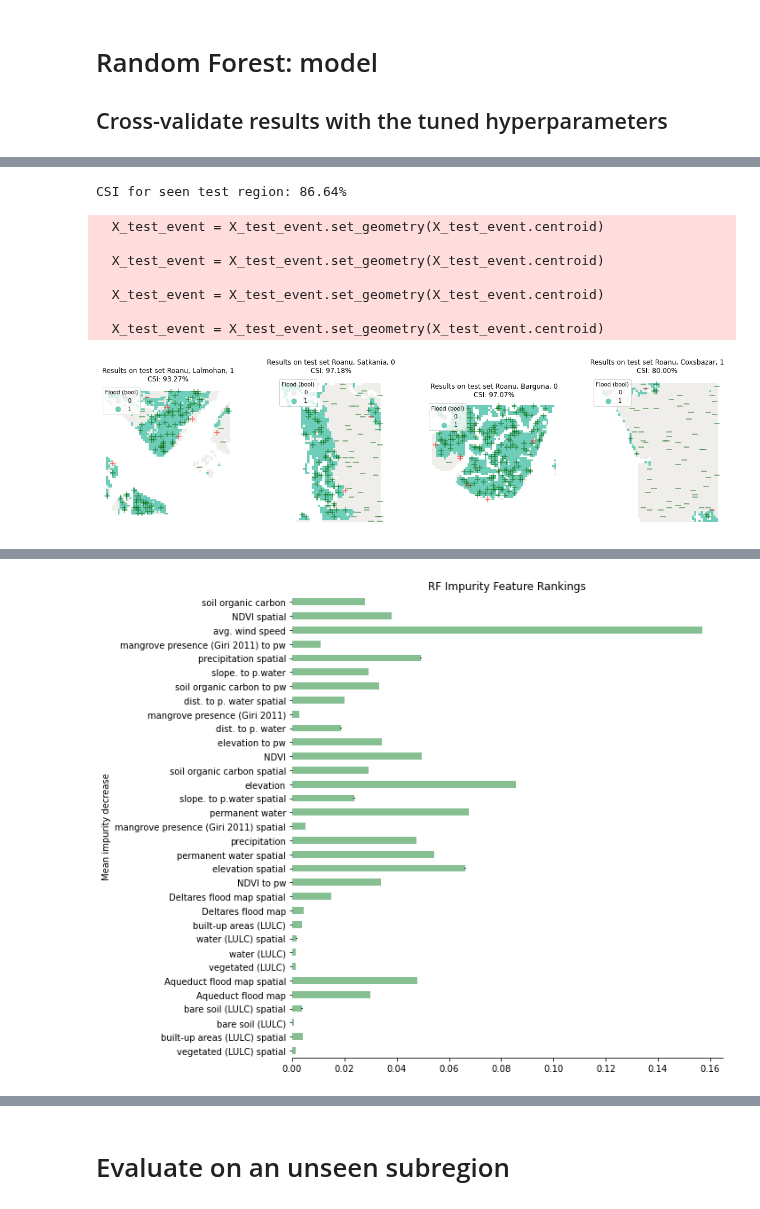
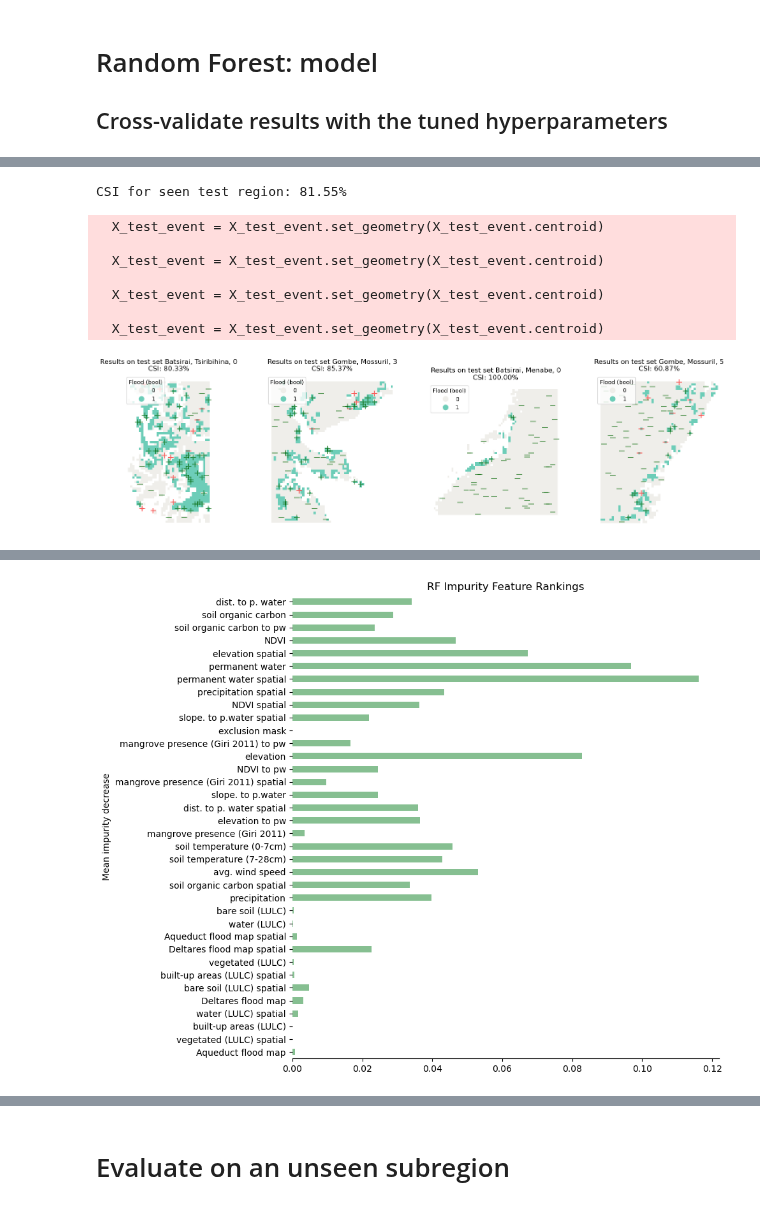
Before and after one commit to alisonpeard/hybridmodels, a Jupyter notebook: python/B. Spatial Random Forests.ipynb, the cells around one changed output, grey strips where cells are left out. Cells and saved outputs as stored; diff of their text form; code cells hidden in the pictures.

Commit message:
adding WorldFloods etc.

```diff
--- a/python/B. Spatial Random Forests.ipynb
+++ b/python/B. Spatial Random Forests.ipynb
@@ -99,3 +99,14 @@ logthisrun = True
 # %%
 reload(model_utils)
 gdf = model_utils.load_spatial_data(wd)
+# %%
+# subset by a continent (can change to ocean)
+subset = False
+if subset:
+    datasets = pd.read_csv(join(wd, 'csvs', 'current_datasets.csv'))[['event', 'region', 'continent']]
+    datasets = datasets[datasets['continent'] == 'africa']
+    events_list = [*datasets[['event', 'region']].agg('_'.join, axis=1)]
+
+    gdf['event_region'] = gdf['event'].apply(lambda x: '_'.join(x.split('_')[:-1]))
+    gdf = gdf[gdf['event_region'].isin(events_list)]
+    gdf = gdf.drop('event_region', axis=1)
@@ -115,0 +195,10 @@ data_utils.default_features
+# %%
+# plot here
+world = gpd.read_file(gpd.datasets.get_path('naturalearth_lowres'))
+ax = world.plot(color='white', edgecolor='black', linewidth=0.1)
+
+gdf_to_plot = gdf.set_geometry(gdf.centroid)
+gdf_test_to_plot = gdf_to_plot.event.isin(test_events)
+
+gdf_to_plot.plot(ax=ax)
+gdf_test_to_plot.plot(ax=ax, color='red')
@@ -219,9 +368,13 @@ for feature in features_binary:
     gdf[feature] = gdf[feature].apply(lambda x: 1 if x > thresh else 0).astype(int)
 
 # remove permanent water cells
-gdf = gdf[gdf['dist_pw']>0]
+gdf = gdf[gdf['dist_pw'] > 0]
 notes.append('removed permanent water grid cells')
 
+# remove exclusion mask cells
+gdf.loc[:, 'exclusion_mask'] = gdf['exclusion_mask'].apply(lambda x: 0 if np.isnan(x) else x)
+gdf = gdf[gdf['exclusion_mask'] != 1]
+notes.append('removed exclusion mask cells')
 
 # normalise continuous features
 gdf_normalised = gdf.copy(deep=True)
@@ -380,7 +539,7 @@ y_pred = rf.predict(X_test)
 CSI_test_seen, _, _, _, _ = get_csi(y_test, y_pred)
 print(f"CSI for seen test region: {CSI_test_seen:.02%}")
 # %% [output]
-CSI for seen test region: 86.64%
+CSI for seen test region: 81.55%
 # %%
 # process data to view single event
 X_test_seen[f'flood_true'] = y_test
@@ -390,7 +549,7 @@ events = X_test_seen['event'].unique()
 
 # loop through events
 fig, axs = plt.subplots(1, 4, figsize=(20, 5))
-for i, event_to_view in enumerate(events[[1, 2, 3, 4]]):
+for i, event_to_view in enumerate(events[[1, 2, 5, 4]]):  # choose what you want to view
 
     # subset event and calculate csi
     X_test_event = X_test_seen[X_test_seen['event'] == event_to_view]
@@ -410,32 +569,32 @@ for i, event_to_view in enumerate(events[[1, 2, 3, 4]]):
             legend_kwds={'title': 'Flood (bool)', 'loc': 'upper left'})
 
     X_test_pos.plot(color=X_test_pos['confusion'].map(markercolors), alpha=0.6,
                     marker='+',  markersize=100, ax=axs[i], categorical=True)
 
     X_test_neg.plot(color=X_test_neg['confusion'].map(markercolors), alpha=0.6,
                       marker='_',  markersize=100, ax=axs[i], categorical=True)
 
     axs[i].set_title(f"Results on test set {', '.join([x.capitalize() for x in event_to_view.split('_')])}\nCSI: {csi_test_seen:.2%}")
 
 
 for ax in axs:
     # clean up axses
     ax.set_xticks([])
     ax.set_yticks([])
     ax.spines['right'].set_visible(False)
     ax.spines['left'].set_visible(False)
     ax.spines['top'].set_visible(False)
     ax.spines['bottom'].set_visible(False)
 
 fig.savefig(join(imdir, 'rf_spatial', 'test_set_results.png'), dpi=500, bbox_inches='tight')
 fig.savefig(join(imdir, 'rf_spatial', RUNNAME, 'test_set_results.png'), dpi=500, bbox_inches='tight')
 # %% [output]
   X_test_event = X_test_event.set_geometry(X_test_event.centroid)
 
   X_test_event = X_test_event.set_geometry(X_test_event.centroid)
 
   X_test_event = X_test_event.set_geometry(X_test_event.centroid)
 
   X_test_event = X_test_event.set_geometry(X_test_event.centroid)
-[figure, old version]
+[figure, new version]
 # %% [markdown]
@@ -469,7 +628,7 @@ if runme:
         fig.savefig(join(imdir, "rf_spatial", f"RF impurity feature rankings temporal{temporal}"), dpi=500)
         fig.savefig(join(imdir, "rf_spatial", RUNNAME, f"RF impurity feature rankings temporal{temporal}"), dpi=500)
 # %% [output]
-[figure, old version]
+[figure, new version]
 # %%
 # permutatation importances
 run_pis = True
```
Also changed, not shown: parts of 20 cells of this notebook, 15 other files.
